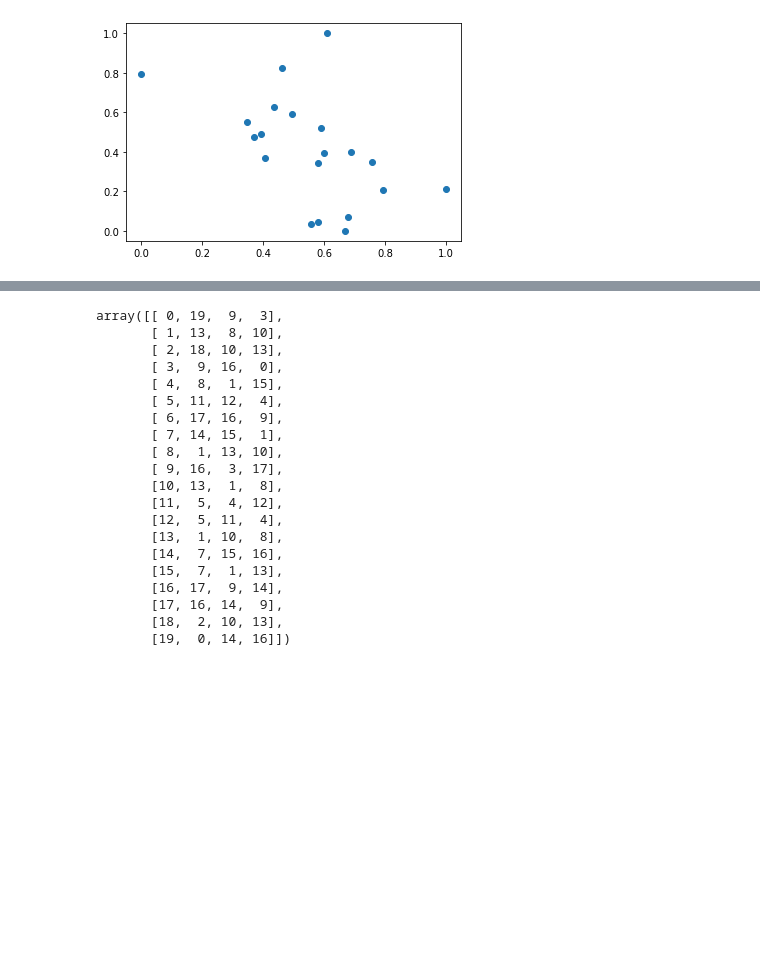
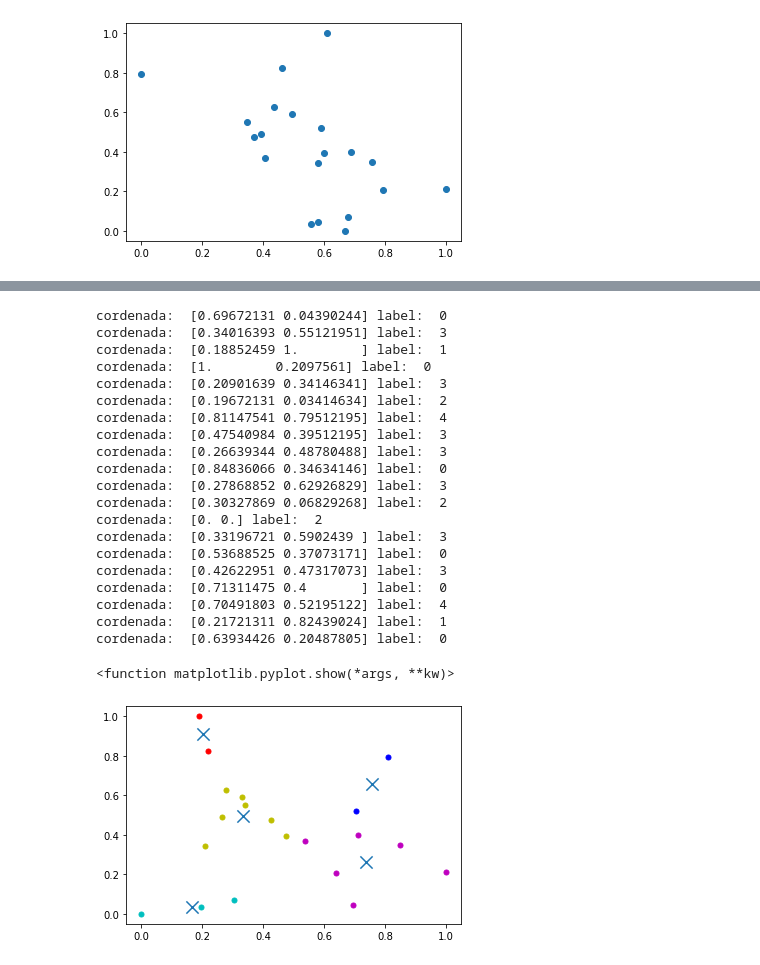
Before and after one commit to Unidad-Robotica-Dlab/molecular_dynamic, a Jupyter notebook: Codes/knn_alvaro.ipynb, the cells around one changed output, grey strips where cells are left out. Saved outputs shown, nothing was run; the diff lists cells and outputs as text; code cells hidden in the pictures; blank space fills up the shorter version.

```diff
--- a/Codes/knn_alvaro.ipynb
+++ b/Codes/knn_alvaro.ipynb
@@ -195,5 +191,0 @@ import numpy as np
-# %%
-data=[]
-for i in range(len(Average_nom)):
-    data.append([Average_nom[i],RMSD_nom[i]])
-    print(([Average_nom[i],RMSD_nom[i]]))
@@ -221,27 +192,36 @@ for i in range(len(Average_nom)):
-# %%
-X = np.array(data)
-
-kdt = KDTree(X, leaf_size=30, metric='euclidean')
-
-kdt.query(X, k=4, return_distance=False)
-# %% [output]
-array([[ 0, 19,  9,  3],
-       [ 1, 13,  8, 10],
-       [ 2, 18, 10, 13],
-       [ 3,  9, 16,  0],
-       [ 4,  8,  1, 15],
-       [ 5, 11, 12,  4],
-       [ 6, 17, 16,  9],
-       [ 7, 14, 15,  1],
-       [ 8,  1, 13, 10],
-       [ 9, 16,  3, 17],
-       [10, 13,  1,  8],
-       [11,  5,  4, 12],
-       [12,  5, 11,  4],
-       [13,  1, 10,  8],
-       [14,  7, 15, 16],
-       [15,  7,  1, 13],
-       [16, 17,  9, 14],
-       [17, 16, 14,  9],
-       [18,  2, 10, 13],
-       [19,  0, 14, 16]])
+# %%
+X=np.array(list(zip(Average_nom,RMSD_nom)))
+# %%
+kmeans=KMeans(n_clusters=5)
+kmeans=kmeans.fit(X)
+labels=kmeans.predict(X)
+centroids=kmeans.cluster_centers_
+colors=['m.','r.','c.','y.','b.']
+for i in range(len(X)):
+    print('cordenada: ',X[i],'label: ',labels[i])
+    plt.plot(X[i][0],X[i][1],colors[labels[i]],markersize=10)
+plt.scatter(centroids[:,0],centroids[:,1],marker='x',s=150,linewidths=5,zorder=10)
+plt.show
+# %% [output]
+cordenada:  [0.69672131 0.04390244] label:  0
+cordenada:  [0.34016393 0.55121951] label:  3
+cordenada:  [0.18852459 1.        ] label:  1
+cordenada:  [1.        0.2097561] label:  0
+cordenada:  [0.20901639 0.34146341] label:  3
+cordenada:  [0.19672131 0.03414634] label:  2
+cordenada:  [0.81147541 0.79512195] label:  4
+cordenada:  [0.47540984 0.39512195] label:  3
+cordenada:  [0.26639344 0.48780488] label:  3
+cordenada:  [0.84836066 0.34634146] label:  0
+cordenada:  [0.27868852 0.62926829] label:  3
+cordenada:  [0.30327869 0.06829268] label:  2
+cordenada:  [0. 0.] label:  2
+cordenada:  [0.33196721 0.5902439 ] label:  3
+cordenada:  [0.53688525 0.37073171] label:  0
+cordenada:  [0.42622951 0.47317073] label:  3
+cordenada:  [0.71311475 0.4       ] label:  0
+cordenada:  [0.70491803 0.52195122] label:  4
+cordenada:  [0.21721311 0.82439024] label:  1
+cordenada:  [0.63934426 0.20487805] label:  0
+<function matplotlib.pyplot.show(*args, **kw)>
+[figure, added]
```
Also changed, not shown: parts of 2 cells of this notebook.
